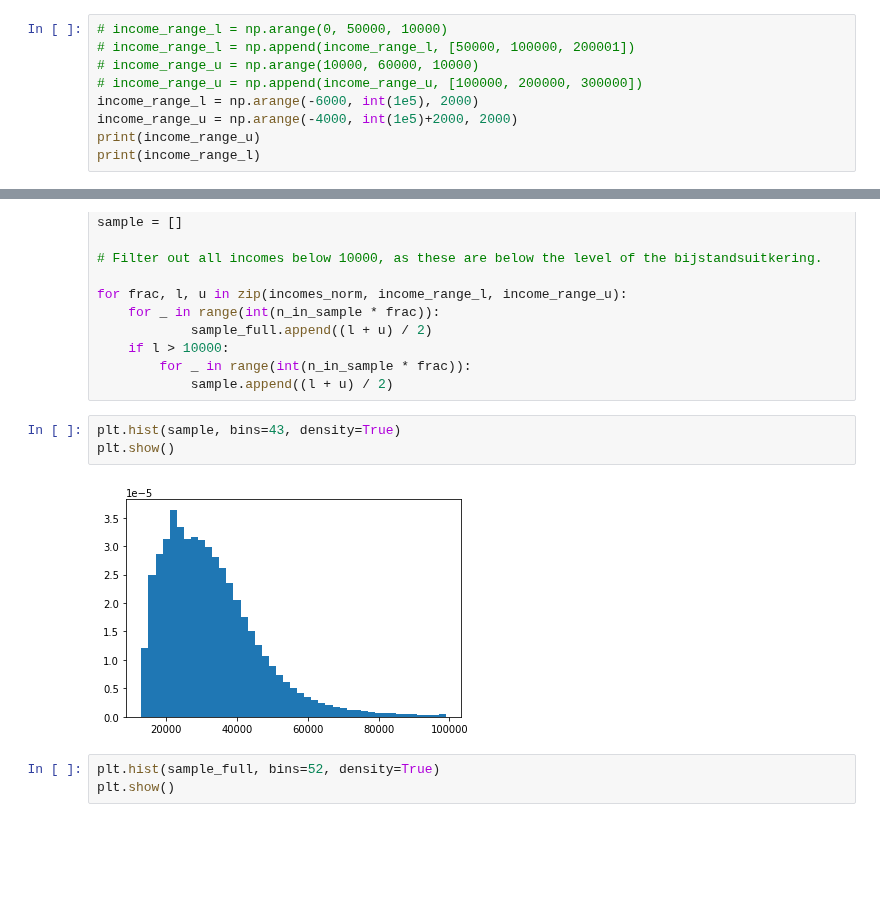
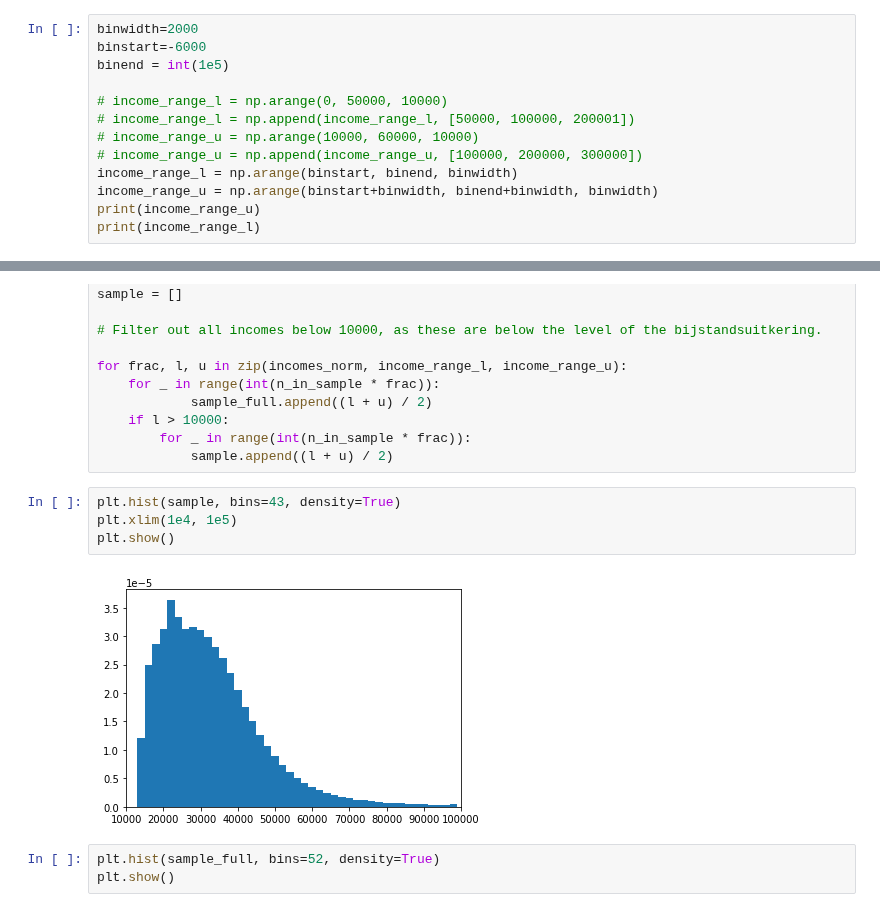
Before and after one commit to Tarsatir/Capsule_Climate, a Jupyter notebook: data/income_wealth_dist.ipynb, the cells around one changed output, grey strips where cells are left out. Drawn from its saved outputs; the diff is of its cells as text; blank space fills up the shorter version.

```diff
--- a/data/income_wealth_dist.ipynb
+++ b/data/income_wealth_dist.ipynb
@@ -19,12 +20,16 @@ df_income.head()
 | 3 | tussen 0 en 2 dzd euro | 46.0 |
 | 4 | tussen 2 en 4 dzd euro | 52.0 |
 # %%
+binwidth=2000
+binstart=-6000
+binend = int(1e5)
+
 # income_range_l = np.arange(0, 50000, 10000)
 # income_range_l = np.append(income_range_l, [50000, 100000, 200001])
 # income_range_u = np.arange(10000, 60000, 10000)
 # income_range_u = np.append(income_range_u, [100000, 200000, 300000])
-income_range_l = np.arange(-6000, int(1e5), 2000)
-income_range_u = np.arange(-4000, int(1e5)+2000, 2000)
+income_range_l = np.arange(binstart, binend, binwidth)
+income_range_u = np.arange(binstart+binwidth, binend+binwidth, binwidth)
 print(income_range_u)
 print(income_range_l)
 # %% [output]
@@ -82,9 +86,10 @@ for frac, l, u in zip(incomes_norm, income_range_l, income_range_u):
             sample.append((l + u) / 2)
 # %%
 plt.hist(sample, bins=43, density=True)
+plt.xlim(1e4, 1e5)
 plt.show()
 # %% [output]
-[figure, old version]
+[figure, new version]
 # %%
 plt.hist(sample_full, bins=52, density=True)
 plt.show()
```
Also changed, not shown: parts of 11 cells of this notebook, 27 other files.
